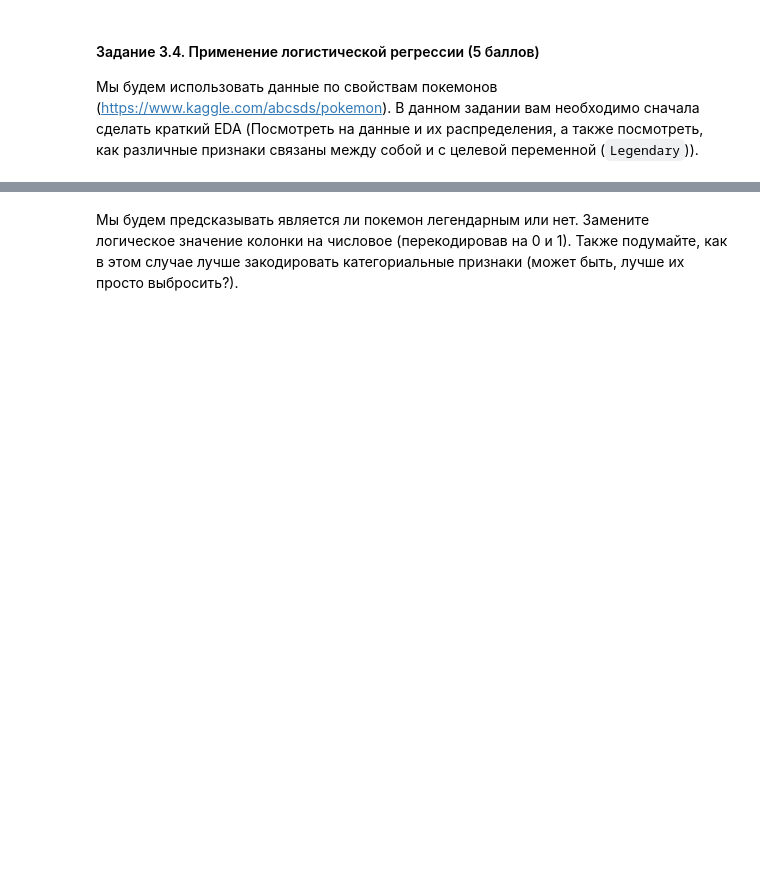
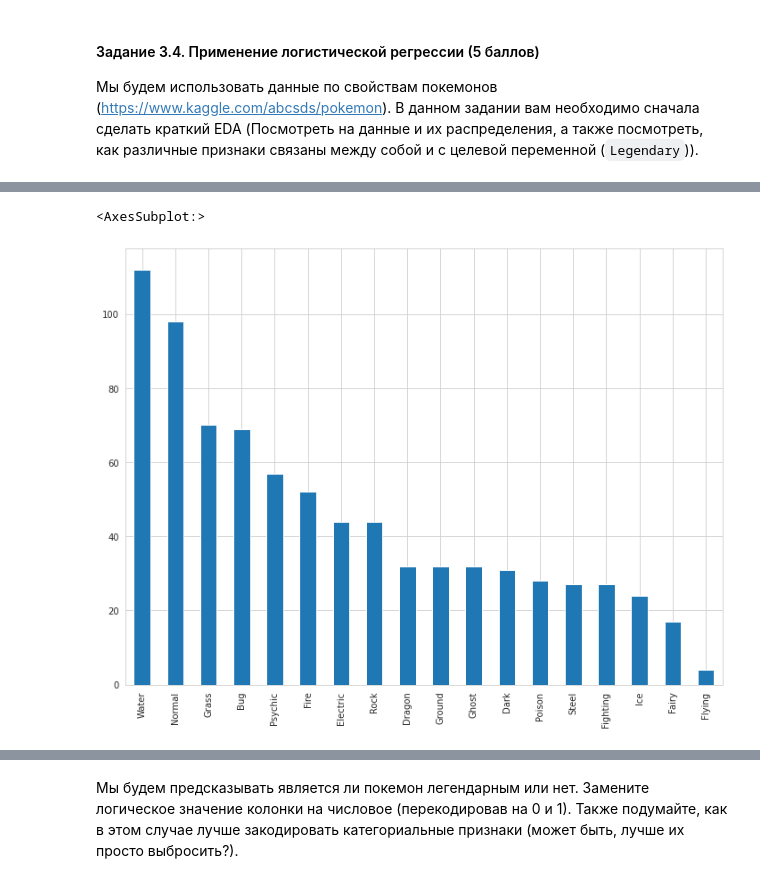
Before and after one commit to Freddsle/BI_ML_2021, a Jupyter notebook: l2_linmodels_GD/code/Linear_models.ipynb, the cells around one changed output, grey strips where cells are left out. Saved outputs shown, nothing was run; the diff lists cells and outputs as text; code cells hidden in the pictures; blank space fills up the shorter version.

```diff
--- a/l2_linmodels_GD/code/Linear_models.ipynb
+++ b/l2_linmodels_GD/code/Linear_models.ipynb
@@ -1037,0 +1096,5 @@ pokemon.head()
+# %%
+pokemon['Type 1'].value_counts().plot(kind='bar')
+# %% [output]
+<AxesSubplot:>
+[figure, added]
```
Also changed, not shown: parts of 94 cells of this notebook.
